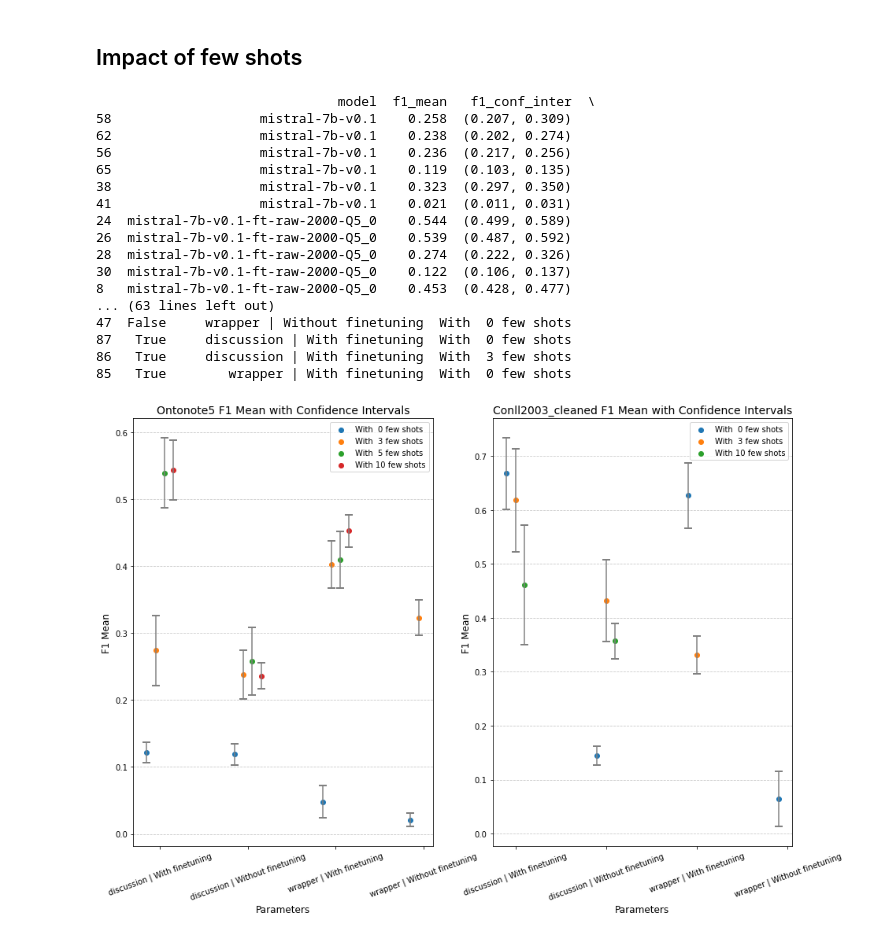
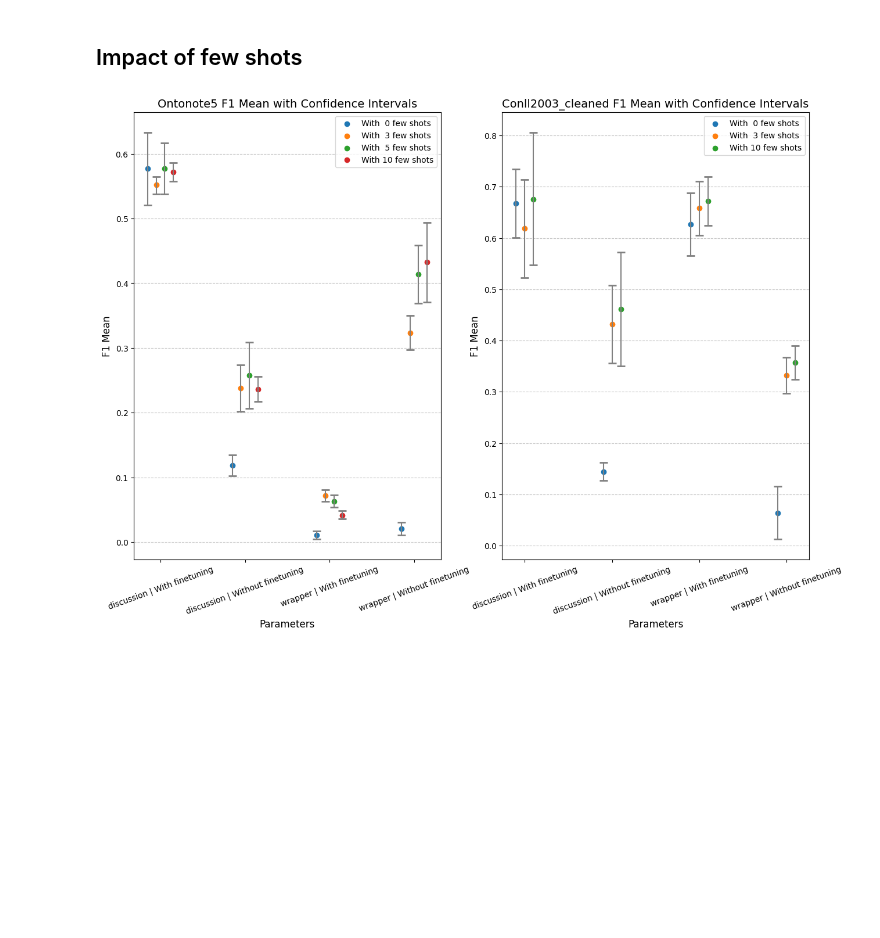
Before and after one commit to MathieuDesponds/Information-extraction-in-official-documents-using-LLMs, a Jupyter notebook: results.ipynb, the cells around one changed output. Saved outputs shown, nothing was run; the diff lists cells and outputs as text; code cells hidden in the pictures; blank space fills up the shorter version.

Commit message:
Add new results and Refined

```diff
--- a/results.ipynb
+++ b/results.ipynb
@@ -158,27 +133,11 @@ For Conll2003_cleaned :
 # %% [markdown]
 <a id="5"></a>
 ## Impact of few shots
-# %%
-show_results_few_shots(datasets = ["ontonote5", "conll2003_cleaned"])
-# %% [output]
-                               model  f1_mean   f1_conf_inter  \
-58                   mistral-7b-v0.1    0.258  (0.207, 0.309)
-62                   mistral-7b-v0.1    0.238  (0.202, 0.274)
-56                   mistral-7b-v0.1    0.236  (0.217, 0.256)
-65                   mistral-7b-v0.1    0.119  (0.103, 0.135)
-38                   mistral-7b-v0.1    0.323  (0.297, 0.350)
-41                   mistral-7b-v0.1    0.021  (0.011, 0.031)
-24  mistral-7b-v0.1-ft-raw-2000-Q5_0    0.544  (0.499, 0.589)
-26  mistral-7b-v0.1-ft-raw-2000-Q5_0    0.539  (0.487, 0.592)
-28  mistral-7b-v0.1-ft-raw-2000-Q5_0    0.274  (0.222, 0.326)
-30  mistral-7b-v0.1-ft-raw-2000-Q5_0    0.122  (0.106, 0.137)
-8   mistral-7b-v0.1-ft-raw-2000-Q5_0    0.453  (0.428, 0.477)
-... (63 lines left out)
-47  False     wrapper | Without finetuning  With  0 few shots
-87   True     discussion | With finetuning  With  0 few shots
-86   True     discussion | With finetuning  With  3 few shots
-85   True        wrapper | With finetuning  With  0 few shots
-[figure, removed]
+# %%
+df = show_results_few_shots(datasets = ["ontonote5", "conll2003_cleaned"])
+# df.sort_values(['model', 'prompt_technique', 'nb_few_shots'])
+# %% [output]
+[figure, added]
 # %%
 summary, table = show_diff_ft_few_shots(datasets = ["ontonote5"])
 print(summary)
```
Also changed, not shown: parts of 5 cells of this notebook, 8 other files.
